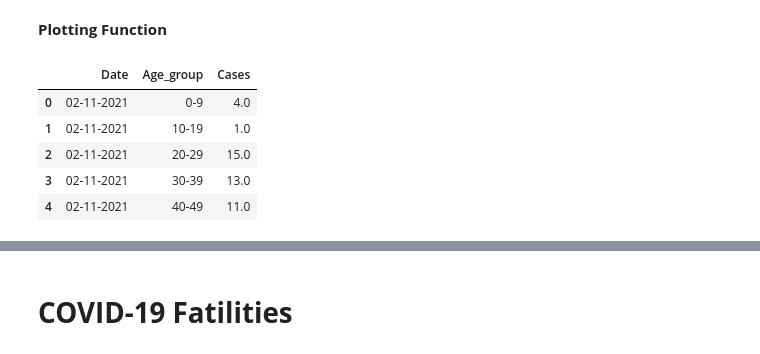
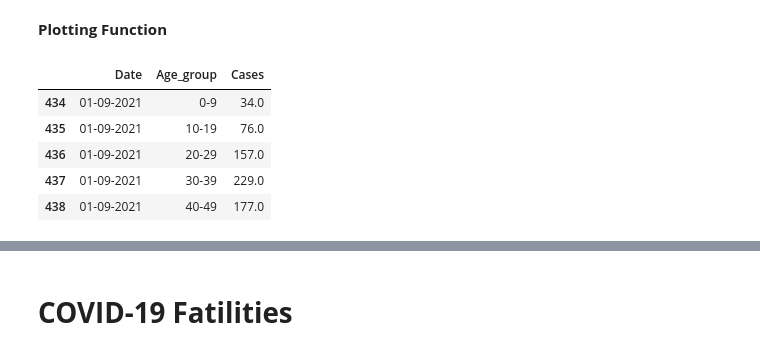
Before and after one commit to Utpal-Mishra/Omdena-Nairobi-Local-Chapter-2021, a Jupyter notebook: OmdenaNairobi2021Part4.ipynb, the cells around one changed output, grey strips where cells are left out. Saved outputs shown, nothing was run; the diff lists cells and outputs as text; code cells hidden in the pictures.

```diff
--- a/OmdenaNairobi2021Part4.ipynb
+++ b/OmdenaNairobi2021Part4.ipynb
@@ -114,16 +114,16 @@ def barplot(data):
 # %%
 data = data.melt(id_vars=["Age_group"], var_name = "Date", value_name = "Cases")
 data = data[['Date', 'Age_group', 'Cases']]
 data = data[data.Date != ' Science/data_pdfs/Press-Statement-on-Poland-Donation-September-13-2021']
-#data.sort_values(["Date"], inplace = True)
+data.sort_values(["Date", 'Age_group'], inplace = True)
 data.head()
 # %% [output]
 |  | Date | Age_group | Cases |
-| 0 | 02-11-2021 | 0-9 | 4.0 |
-| 1 | 02-11-2021 | 10-19 | 1.0 |
-| 2 | 02-11-2021 | 20-29 | 15.0 |
-| 3 | 02-11-2021 | 30-39 | 13.0 |
-| 4 | 02-11-2021 | 40-49 | 11.0 |
+| 434 | 01-09-2021 | 0-9 | 34.0 |
+| 435 | 01-09-2021 | 10-19 | 76.0 |
+| 436 | 01-09-2021 | 20-29 | 157.0 |
+| 437 | 01-09-2021 | 30-39 | 229.0 |
+| 438 | 01-09-2021 | 40-49 | 177.0 |
 # %%
 barplot(data)
 # %% [output]
```
Also changed, not shown: parts of 3 cells of this notebook.
